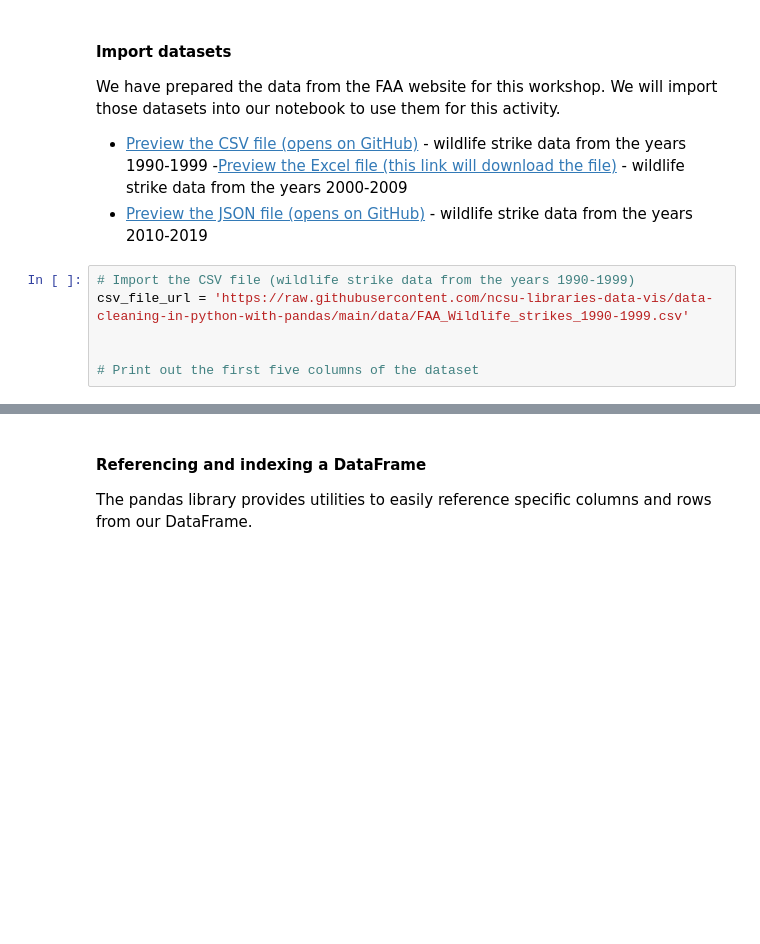
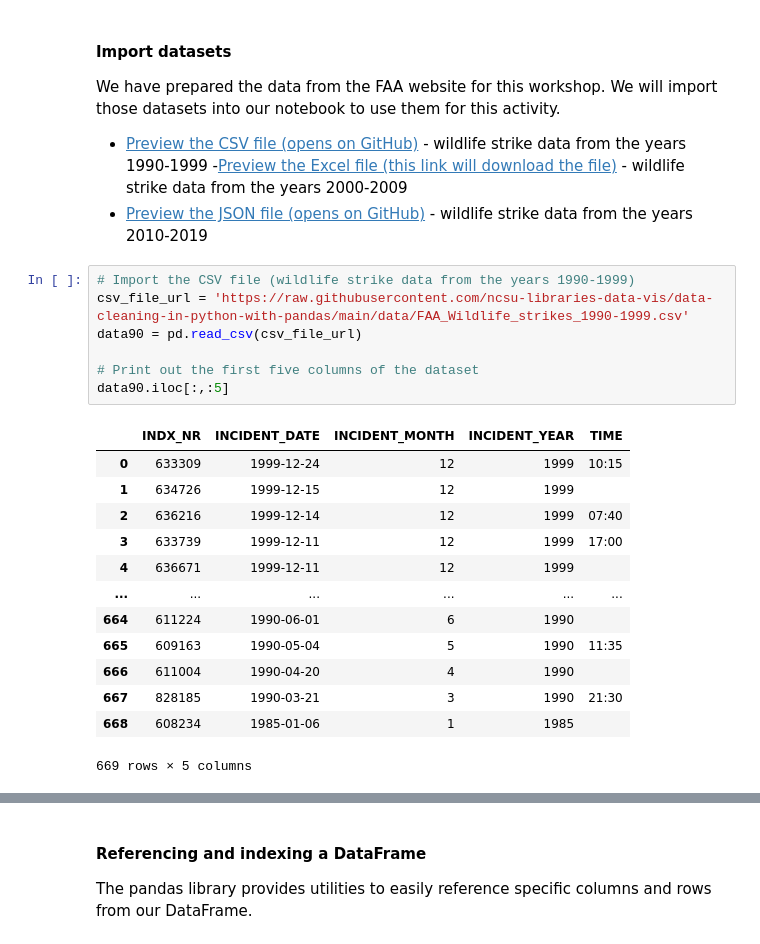
Before and after one commit to VictorLG89/IPO_TiendaVinilos, a Jupyter notebook: Data_Cleaning_in_Python_with_pandas.ipynb, the cells around one changed output, grey strips where cells are left out. Drawn from its saved outputs; the diff is of its cells as text; blank space fills up the shorter version.

```diff
--- a/Data_Cleaning_in_Python_with_pandas.ipynb
+++ b/Data_Cleaning_in_Python_with_pandas.ipynb
@@ -74,9 +74,24 @@ We have prepared the data from the FAA website for this workshop. We will import
 # %%
 # Import the CSV file (wildlife strike data from the years 1990-1999)
 csv_file_url = 'https://raw.githubusercontent.com/ncsu-libraries-data-vis/data-cleaning-in-python-with-pandas/main/data/FAA_Wildlife_strikes_1990-1999.csv'
-
+data90 = pd.read_csv(csv_file_url)
 
 # Print out the first five columns of the dataset
+data90.iloc[:,:5]
+# %% [output]
+|  | INDX_NR | INCIDENT_DATE | INCIDENT_MONTH | INCIDENT_YEAR | TIME |
+| 0 | 633309 | 1999-12-24 | 12 | 1999 | 10:15 |
+| 1 | 634726 | 1999-12-15 | 12 | 1999 |  |
+| 2 | 636216 | 1999-12-14 | 12 | 1999 | 07:40 |
+| 3 | 633739 | 1999-12-11 | 12 | 1999 | 17:00 |
+| 4 | 636671 | 1999-12-11 | 12 | 1999 |  |
+| ... | ... | ... | ... | ... | ... |
+| 664 | 611224 | 1990-06-01 | 6 | 1990 |  |
+| 665 | 609163 | 1990-05-04 | 5 | 1990 | 11:35 |
+| 666 | 611004 | 1990-04-20 | 4 | 1990 |  |
+| 667 | 828185 | 1990-03-21 | 3 | 1990 | 21:30 |
+| 668 | 608234 | 1985-01-06 | 1 | 1985 |  |
+669 rows × 5 columns
 # %%
 # Import the Excel file (wildlife strike data from the years 2000-2009)
 xls_file_url = 'https://github.com/ncsu-libraries-data-vis/data-cleaning-in-python-with-pandas/blob/main/data/FAA_Wildlife_strikes_2000-2009.xlsx?raw=true'
```
Also changed, not shown: parts of 8 cells of this notebook.
